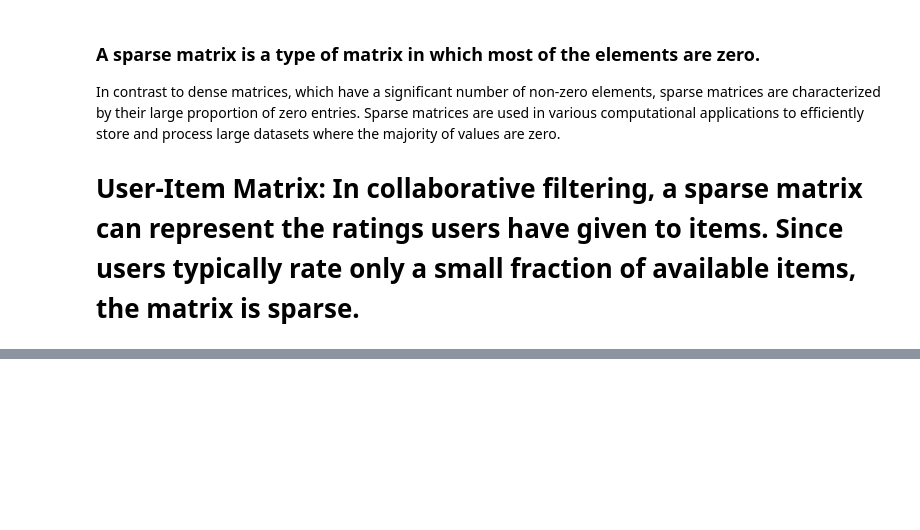
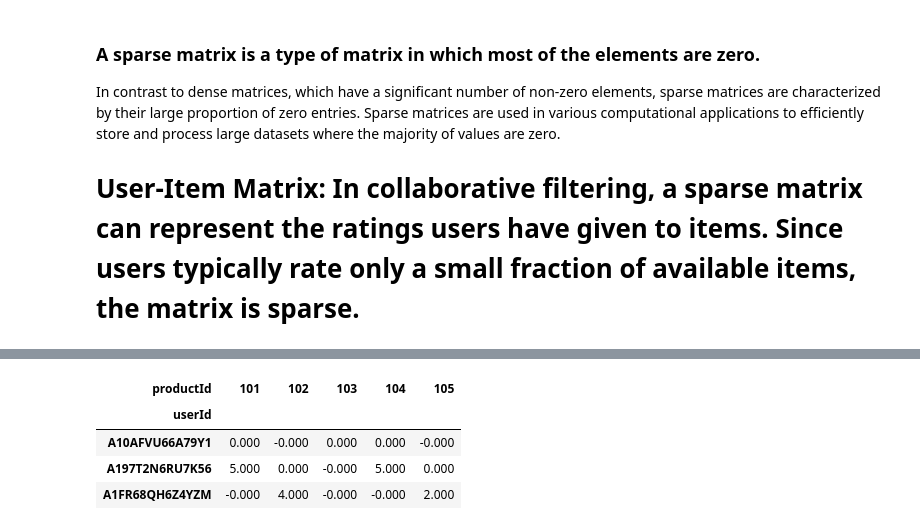
Before and after one commit to Bazinga97/Recommendation-system-, a Jupyter notebook: Amazon_Electronics_Recommendation.ipynb, the cells around one changed output, grey strips where cells are left out. Saved outputs shown, nothing was run; the diff lists cells and outputs as text; code cells hidden in the pictures; blank space fills up the shorter version.

```diff
--- a/Amazon_Electronics_Recommendation.ipynb
+++ b/Amazon_Electronics_Recommendation.ipynb
@@ -695,0 +711,11 @@ item_10_neighbors.head(10
+# %%
+
+# Predicted ratings
+svd_prediction = pd.DataFrame(np.dot(np.dot(U, sigma), Vt), index=user_item.index, columns=user_item.columns)
+svd_prediction.head()
+# %% [output]
+| productId | 101 | 102 | 103 | 104 | 105 |
+| userId |  |  |  |  |  |
+| A10AFVU66A79Y1 | 0.000 | -0.000 | 0.000 | 0.000 | -0.000 |
+| A197T2N6RU7K56 | 5.000 | 0.000 | -0.000 | 5.000 | 0.000 |
+| A1FR68QH6Z4YZM | -0.000 | 4.000 | -0.000 | -0.000 | 2.000 |
```
Also changed, not shown: parts of 17 cells of this notebook.
